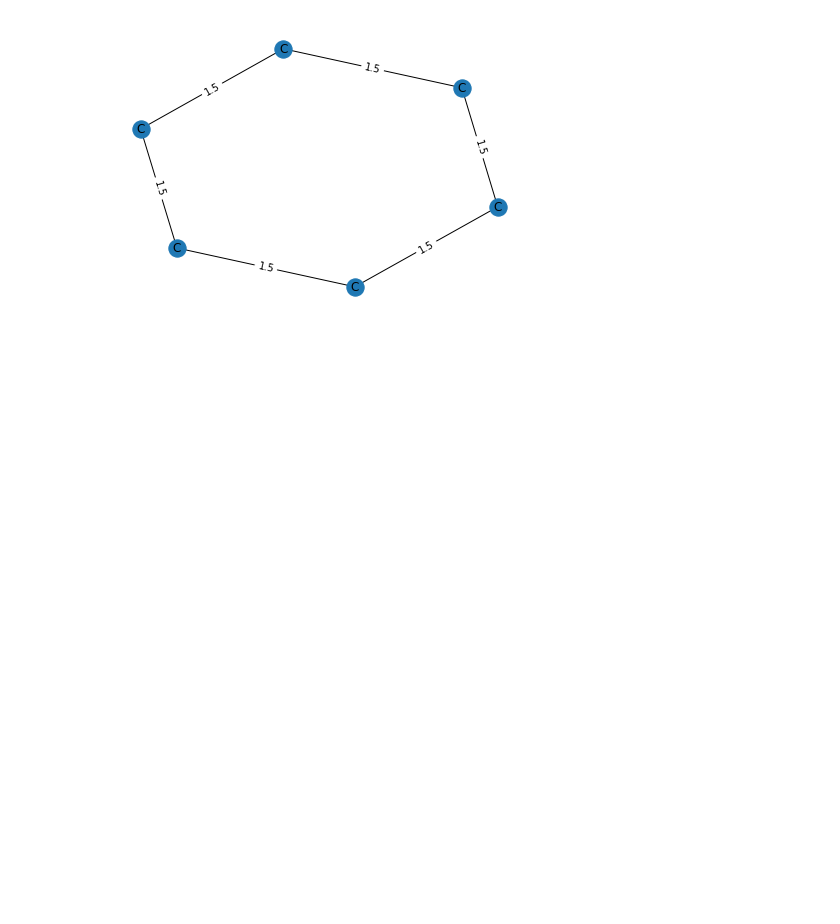
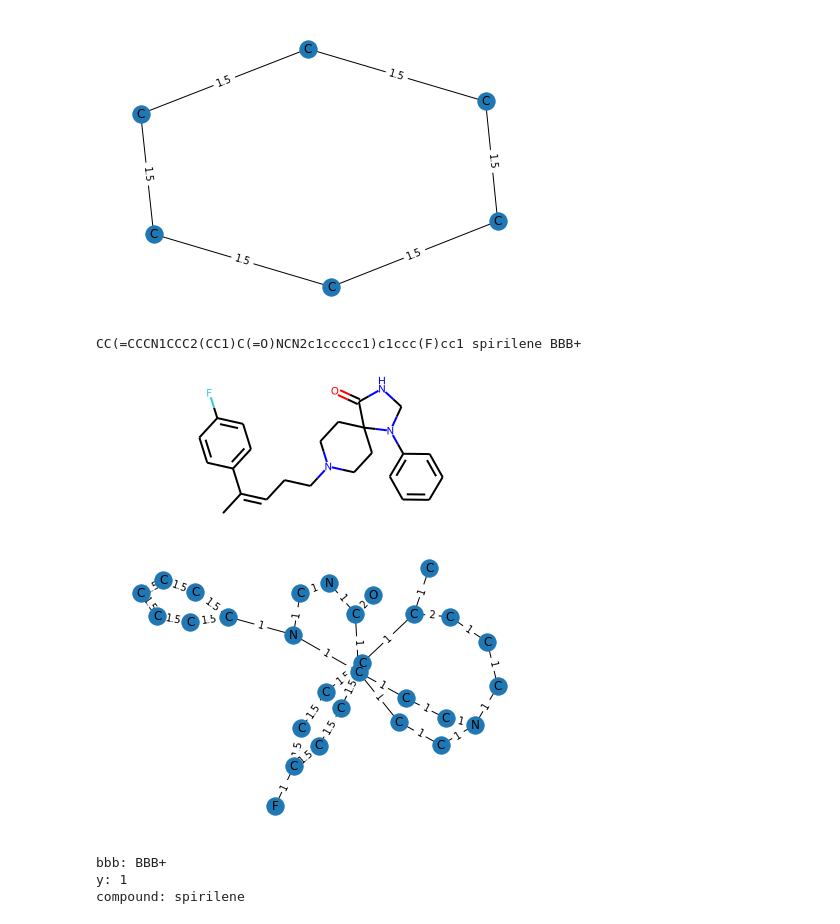
Before and after one commit to adam-keim/CP341_B722_GNN, a Jupyter notebook: reading_mols.ipynb, the cells around one changed output. Drawn from its saved outputs; the diff is of its cells as text; code cells hidden in the pictures; blank space fills up the shorter version.

```diff
--- a/reading_mols.ipynb
+++ b/reading_mols.ipynb
@@ -39,10 +55,10 @@ def draw_mol(G):
     plt.show()
 # %%
 mol = Chem.MolFromSmiles(benzene)
-G = mol_to_graph(mol)
+G = mol_to_graph(mol, None)
 draw_mol(G)
 # %% [output]
-[figure, old version]
+[figure, new version]
 # %%
 data = pd.read_csv("B3DB/B3DB/B3DB_classification.tsv", sep="\t")
 data_ext = pd.read_csv("B3DB/B3DB/B3DB_classification_extended.tsv.gz", sep="\t", compression="gzip")
@@ -48,0 +75,17 @@ data_ext = pd.read_csv("B3DB/B3DB/B3DB_classification_extended.tsv.gz", sep="\t"
+# %%
+print(row['SMILES'], row['compound_name'], row['BBB+/BBB-'])
+
+mol = Chem.MolFromSmiles(row['SMILES'])
+display(mol)
+
+G = mol_to_graph(mol, dict(row))
+draw_mol(G)
+for key, value in G.graph.items():
+    print(f"{key}: {value}")
+# %% [output]
+CC(=CCCN1CCC2(CC1)C(=O)NCN2c1ccccc1)c1ccc(F)cc1 spirilene BBB+
+[figure, added]
+[figure, added]
+bbb: BBB+
+y: 1
+compound: spirilene
```
Also changed, not shown: parts of 8 cells of this notebook.
